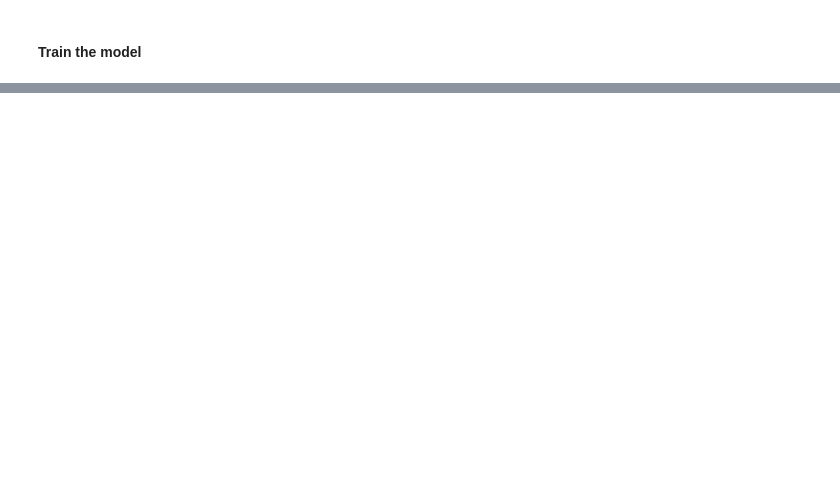
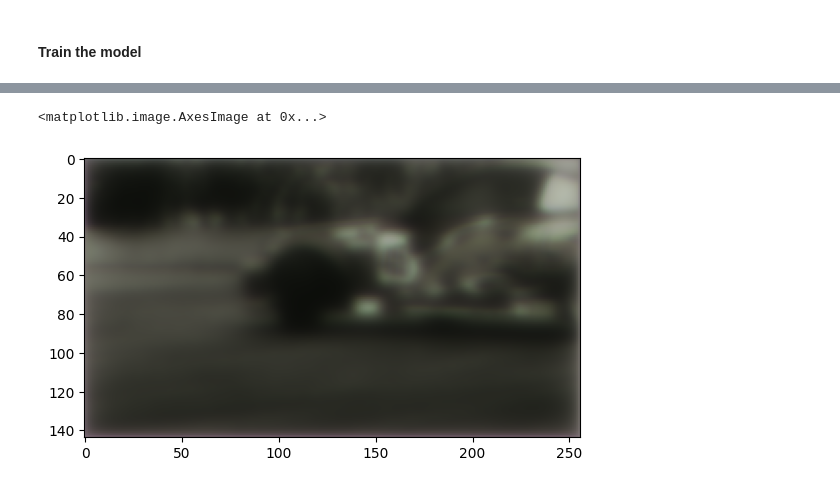
Before and after one commit to kbarszczak/Frame_booster, a Jupyter notebook: proof_of_concept/model_v5_pytorch.ipynb, the cells around one changed output, grey strips where cells are left out. Saved outputs shown, nothing was run; the diff lists cells and outputs as text; code cells hidden in the pictures; blank space fills up the shorter version.

Commit message:
Added not yet finished training loop

```diff
--- a/proof_of_concept/model_v5_pytorch.ipynb
+++ b/proof_of_concept/model_v5_pytorch.ipynb
@@ -26,7 +28,7 @@ valid_ids = 'valid.txt'
 
 width, height = 256, 144
 epochs = 5
-batch = 5
+batch = 2
 # %% [markdown]
 #### Setup device
 # %%
@@ -184,8 +170,8 @@ class BidirectionalFeatureWarp(nn.Module):
 
     def forward(self, input_1, input_2, flow_1_2, flow_2_1):
         if torch.is_tensor(flow_1_2) and torch.is_tensor(flow_2_1):
-            input_1_warped_1 = BidirectionalFlowEstimation.warp(input_1, flow_1_2)
-            input_2_warped_1 = BidirectionalFlowEstimation.warp(input_2, flow_2_1)
+            input_1_warped_1 = BidirectionalFeatureWarp.warp(input_1, flow_1_2)
+            input_2_warped_1 = BidirectionalFeatureWarp.warp(input_2, flow_2_1)
         else:
             input_1_warped_1 = input_1
             input_2_warped_1 = input_2
@@ -203,8 +189,8 @@ class BidirectionalFeatureWarp(nn.Module):
             flow_1_2_changed = flow_change_1_2
             flow_2_1_changed = flow_change_2_1
 
-        input_1_warped_2 = BidirectionalFlowEstimation.warp(input_1, flow_1_2_changed)
-        input_2_warped_2 = BidirectionalFlowEstimation.warp(input_2, flow_2_1_changed)
+        input_1_warped_2 = BidirectionalFeatureWarp.warp(input_1, flow_1_2_changed)
+        input_2_warped_2 = BidirectionalFeatureWarp.warp(input_2, flow_2_1_changed)
         flow_1_2_changed_upsampled = self.flow_upsample_1_2(flow_1_2_changed)
         flow_2_1_changed_upsampled = self.flow_upsample_2_1(flow_2_1_changed)
 
@@ -229,7 +215,7 @@ class BidirectionalFeatureWarp(nn.Module):
 
         vgrid = vgrid.permute(0, 2, 3, 1)
         flow = flow.permute(0, 2, 3, 1)
-        output = F.grid_sample(image, vgrid)
+        output = F.grid_sample(image, vgrid, align_corners=False)
 
         return output
 # %%
@@ -480,0 +460,3 @@ model.summary()
+# %%
+fbnet = FBNet(input_shape = (3, width, height)).to(device)
+torchsummary.summary(fbnet, [(3, 144, 256), (3, 144, 256)])
@@ -622,0 +631,12 @@ history = fit(
+# %%
+d = None
+for b in train_dataloader:
+    d = b
+    break
+
+result = fbnet(d[0][0].to(device), d[0][1].to(device)).detach().cpu()
+# %%
+plt.imshow(torch.permute(result[0].detach().cpu(), (1, 2, 0)))
+# %% [output]
+<matplotlib.image.AxesImage at 0x...>
+[figure, added]
```
Also changed, not shown: parts of 14 cells of this notebook.
